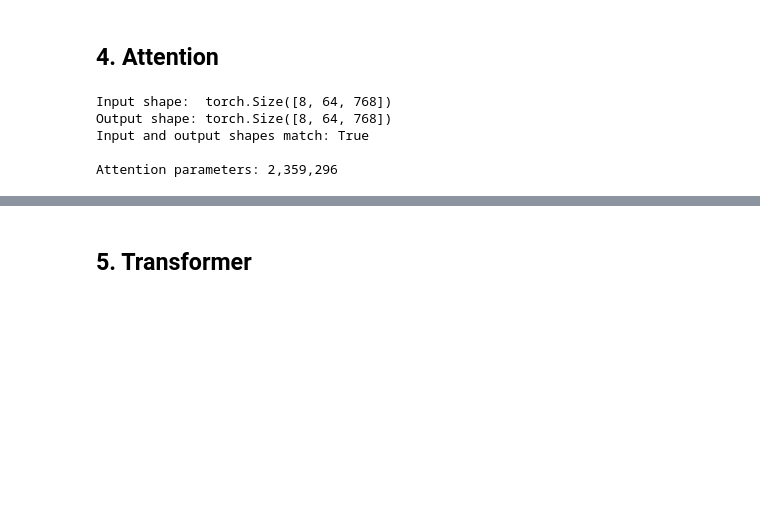
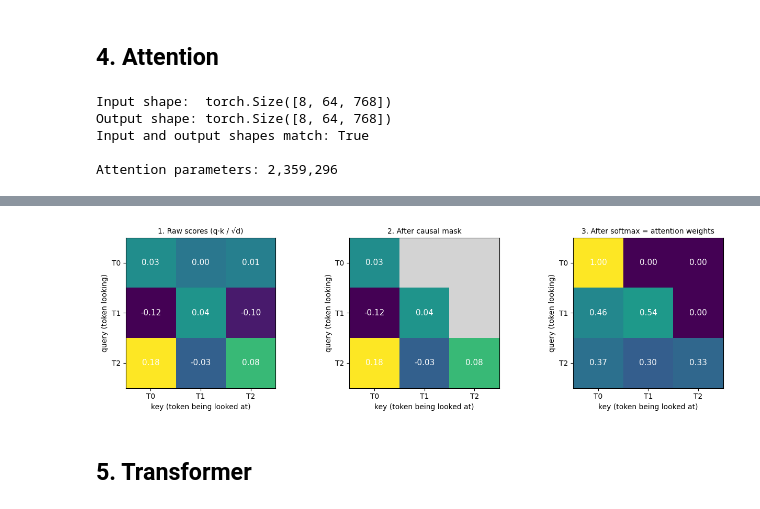
Before and after one commit to notmakgg-ux/GPT-build-by-me, a Jupyter notebook: TrainingMyGPT.ipynb, the cells around one changed output, grey strips where cells are left out. Cells and saved outputs as stored; diff of their text form; code cells hidden in the pictures; blank space fills up the shorter version.

```diff
--- a/TrainingMyGPT.ipynb
+++ b/TrainingMyGPT.ipynb
@@ -406,5 +406,39 @@ T2       0.372  0.330  0.298
 
 The upper right is zero. The model cannot see the future.
+# %%
+import numpy as np
+import matplotlib.pyplot as plt
+
+labels = ["T0", "T1", "T2"]
+sm = scores_masked[0, 0].detach()
+panels = [
+    ("1. Raw scores (q·k / √d)", scores[0, 0].detach()),
+    ("2. After causal mask", sm.masked_fill(torch.isinf(sm), float("nan"))),
+    ("3. After softmax = attention weights", weights[0, 0].detach()),
+]
+
+cmap = plt.get_cmap("viridis").copy()
+cmap.set_bad("lightgray")          # masked (future) cells show as gray
+
+fig, axes = plt.subplots(1, 3, figsize=(13, 3.8))
+for ax, (title, M) in zip(axes, panels):
+    M = M.numpy()
+    ax.imshow(M, cmap=cmap)
+    ax.set_title(title, fontsize=10)
+    ax.set_xticks(range(3)); ax.set_xticklabels(labels)
+    ax.set_yticks(range(3)); ax.set_yticklabels(labels)
+    ax.set_xlabel("key (token being looked at)")
+    ax.set_ylabel("query (token looking)")
+    for i in range(3):
+        for j in range(3):
+            if not np.isnan(M[i, j]):
+                ax.text(j, i, f"{M[i, j]:.2f}", ha="center", va="center",
+                        color="white", fontsize=11)
+plt.tight_layout()
+plt.savefig("attention_toy.png", dpi=150, bbox_inches="tight")
+plt.show()
+# %% [output]
+[figure, added]
 # %% [markdown]
 ## 5. Transformer
 # %%
```
Also changed, not shown: parts of 39 cells of this notebook.
